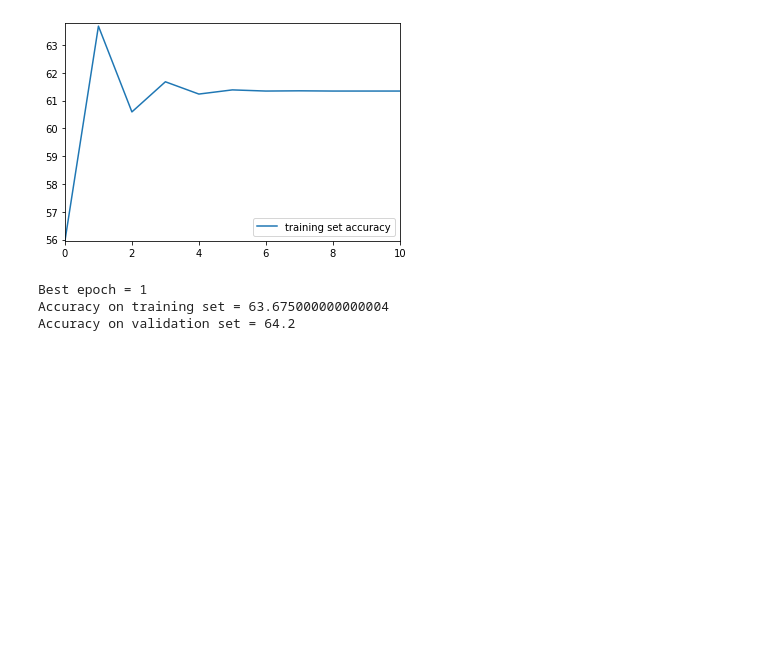
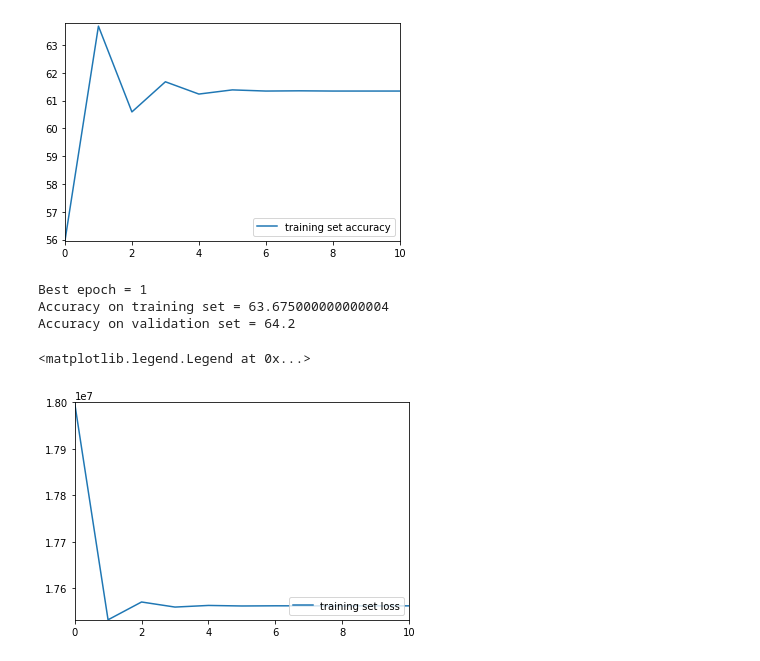
Before and after one commit to adamnpeace/comp90-cw1, a Jupyter notebook: q2/q2-elena.ipynb, the cells around one changed output. Saved outputs shown, nothing was run; the diff lists cells and outputs as text; code cells hidden in the pictures; blank space fills up the shorter version.

```diff
--- a/q2/q2-elena.ipynb
+++ b/q2/q2-elena.ipynb
@@ -76,6 +76,14 @@ def accuracy(xs, ys, w, b):
         if p(xs[i], w, b) == ys[i]:
             correct += 1
     return correct/len(xs)*100
+# %%
+#Loss Function
+
+def loss_func(n, trainys, y_predict):
+    sum = 0
+    for i in range(n):
+        sum += (trainys[i] - y_predict[i]) ** 2
+    return 1/2*n*sum
 # %%
 def logistic_regression(trainxs, trainys, devxs, devys):
     w, b = initialise_parameters(trainxs)
@@ -87,6 +95,10 @@ def logistic_regression(trainxs, trainys, devxs, devys):
     acc_old = accuracy(trainxs, trainys, w, b)
     row_epoch = 0
 
+    # store predicted y's and loss for each epoch
+    y_predict = []
+    loss_training = []
+
     # store number of epochs to have a nice graph
     epoch = 0
     learning_rate = 0.01
@@ -95,9 +107,11 @@ def logistic_regression(trainxs, trainys, devxs, devys):
         print('Epoch', epoch)
         trainxs, trainys = shuffle(trainxs, trainys)
         grad_w, grad_b = initialise_parameters(trainxs)
+        y_predict = []
 
         for i in range(trainxs.shape[0]):
             y_hat = f(trainxs[i], w, b)
+            y_predict.append(y_hat)
             grad_w -= trainxs[i] * (y_hat - trainys[i])
             grad_b -= y_hat - trainys[i]
 
@@ -113,6 +127,9 @@ def logistic_regression(trainxs, trainys, devxs, devys):
         accuracy_validation.append(accuracy_dev)
         print('Validation set accuracy:', accuracy_dev)
 
+        loss_train = loss_func(trainxs.shape[0], trainys, y_predict)
+        loss_training.append(loss_train)
+
         # check if converged
         if np.abs(accuracy_train - acc_old) < 0.1:
             row_epoch += 1
@@ -124,9 +141,9 @@ def logistic_regression(trainxs, trainys, devxs, devys):
         acc_old = accuracy_train
         epoch += 1
 
-    return epoch, accuracy_training, accuracy_validation
+    return epoch, accuracy_training, accuracy_validation, loss_training
 # %%
-epoch, accuracy_training, accuracy_validation = logistic_regression(trainxs, trainys, devxs, devys)
+epoch, accuracy_training, accuracy_validation, loss_training = logistic_regression(trainxs, trainys, devxs, devys)
 # %% [output]
 Epoch 0
 Training set accuracy: 55.95833333333333
@@ -161,3 +178,10 @@ print("Accuracy on validation set =", accuracy_validation[ind])
 Best epoch = 1
 Accuracy on training set = 63.675000000000004
 Accuracy on validation set = 64.2
+# %%
+plt.axis([0, epoch, min(loss_training), max(loss_training) + 0.1])
+plt.plot(loss_training, label='training set loss')
+plt.legend(loc='lower right')
+# %% [output]
+<matplotlib.legend.Legend at 0x...>
+[figure, added]
```
Also changed, not shown: parts of 1 cell of this notebook.
